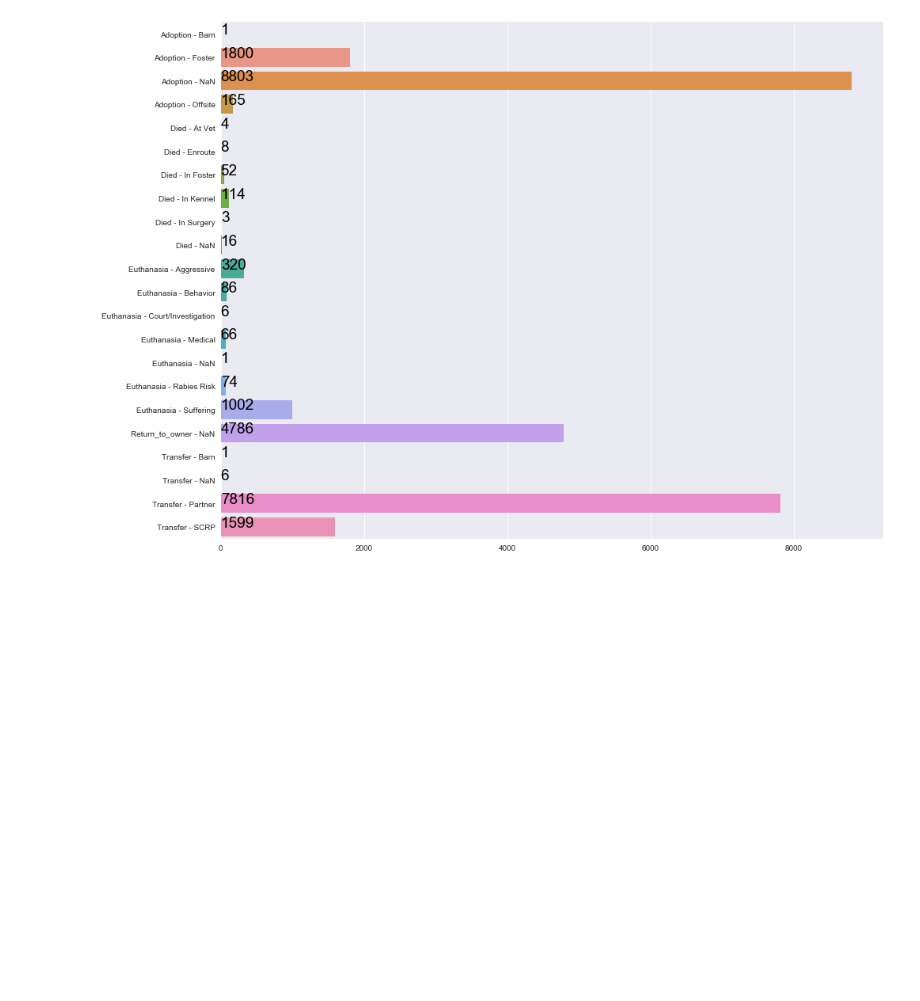
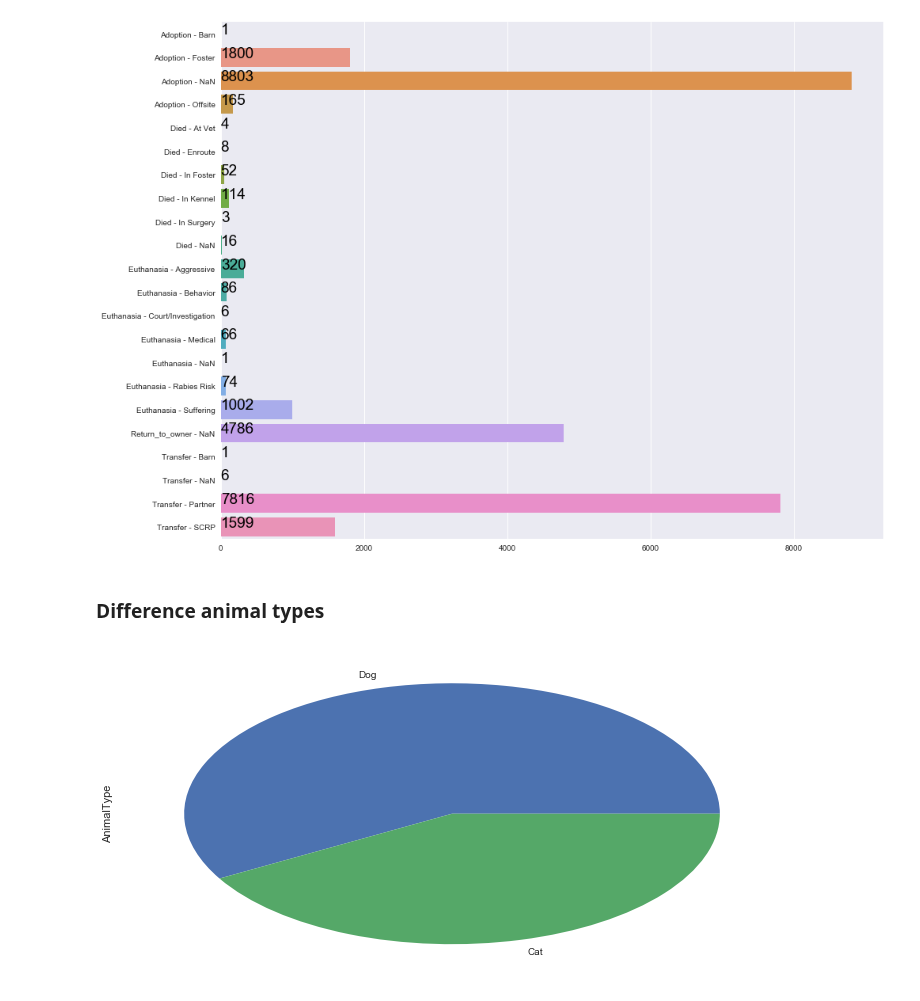
Before and after one commit to pstetz/Kaggle, a Jupyter notebook: in_progress/shelter/1_start.ipynb, the cells around one changed output. Cells and saved outputs as stored; diff of their text form; code cells hidden in the pictures; blank space fills up the shorter version.

```diff
--- a/in_progress/shelter/1_start.ipynb
+++ b/in_progress/shelter/1_start.ipynb
@@ -25,6 +25,8 @@ def pretty_bar(data, xlabel=None, ylabel=None, title=None):
 # %%
 train = pd.read_csv("../../data/shelter/train.csv")
 test  = pd.read_csv("../../data/shelter/test.csv")
+
+full = pd.concat([train, test])
 
 print("train shape:", train.shape)
 print("test shape:", test.shape)
@@ -152,3 +154,9 @@ Very interesting, remember how Barn is a subtype shared between 'Adoption' and '
 pretty_bar(train.Outcome.value_counts().sort_index())
 # %% [output]
 [figure]
+# %% [markdown]
+### Difference animal types
+# %%
+_ = full.AnimalType.value_counts().plot(kind="pie")
+# %% [output]
+[figure, added]
```
Also changed, not shown: parts of 5 cells of this notebook.
